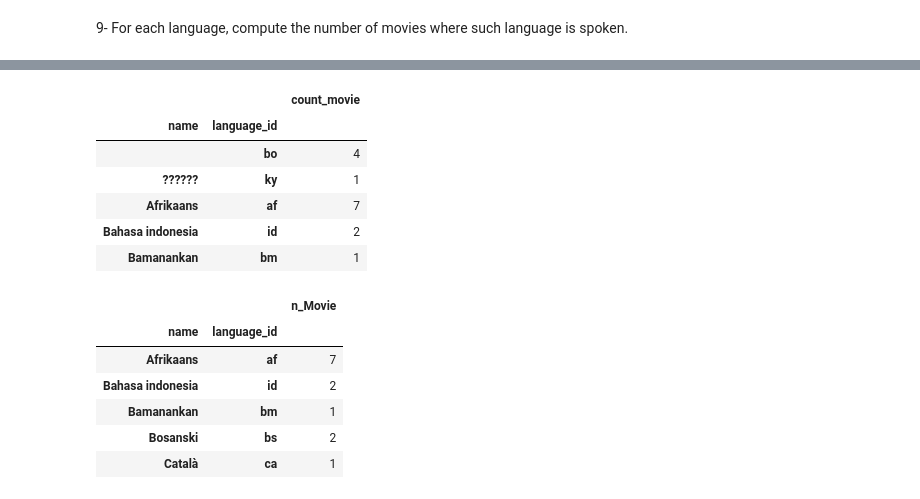
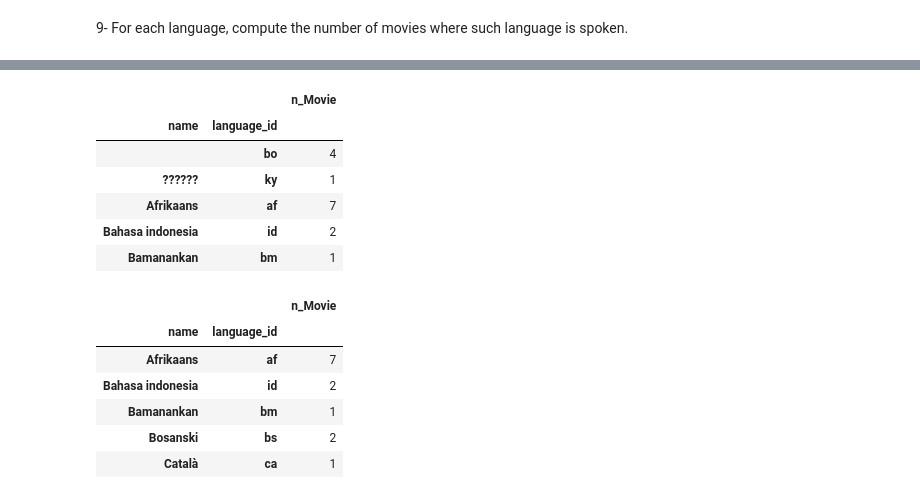
Before and after one commit to silviasantamaria/computerscience, a Jupyter notebook: NUOVO_PROJECT.ipynb, the cells around one changed output, grey strips where cells are left out. Saved outputs shown, nothing was run; the diff lists cells and outputs as text; code cells hidden in the pictures.

```diff
--- a/NUOVO_PROJECT.ipynb
+++ b/NUOVO_PROJECT.ipynb
@@ -395,7 +398,2 @@ num_directors.rename(index=str, columns={'pers_id': 'n_Directors'}).head()
 # %% [markdown]
 9- For each language, compute the number of movies where such language is spoken.
-# %%
-spoken_languages_id= spoken_languages_id.reset_index()
-spoken_languages= spoken_languages.reset_index()
-df2= pd.merge(spoken_languages_id, spoken_languages, on = 'language_id')
-df2.head()
@@ -409,8 +400,10 @@ df2.head()
 # %%
-lang= df2.groupby(['name', 'language_id']).count()
-lang.rename(index=str, columns={'movie_id': 'count_movie'}).head()
+lang = pd.merge(spoken_languages_id.reset_index(), spoken_languages.reset_index(), on = 'language_id')
+lang = lang.groupby(['name', 'language_id']).count()
+lang = lang.rename(index=str, columns={'movie_id': 'n_Movie'})
+lang.head()
 # %% [output]
-|  |  | count_movie |
+|  |  | n_Movie |
 | name | language_id |  |
 |  | bo | 4 |
 | ?????? | ky | 1 |
```
Also changed, not shown: parts of 12 cells of this notebook.
